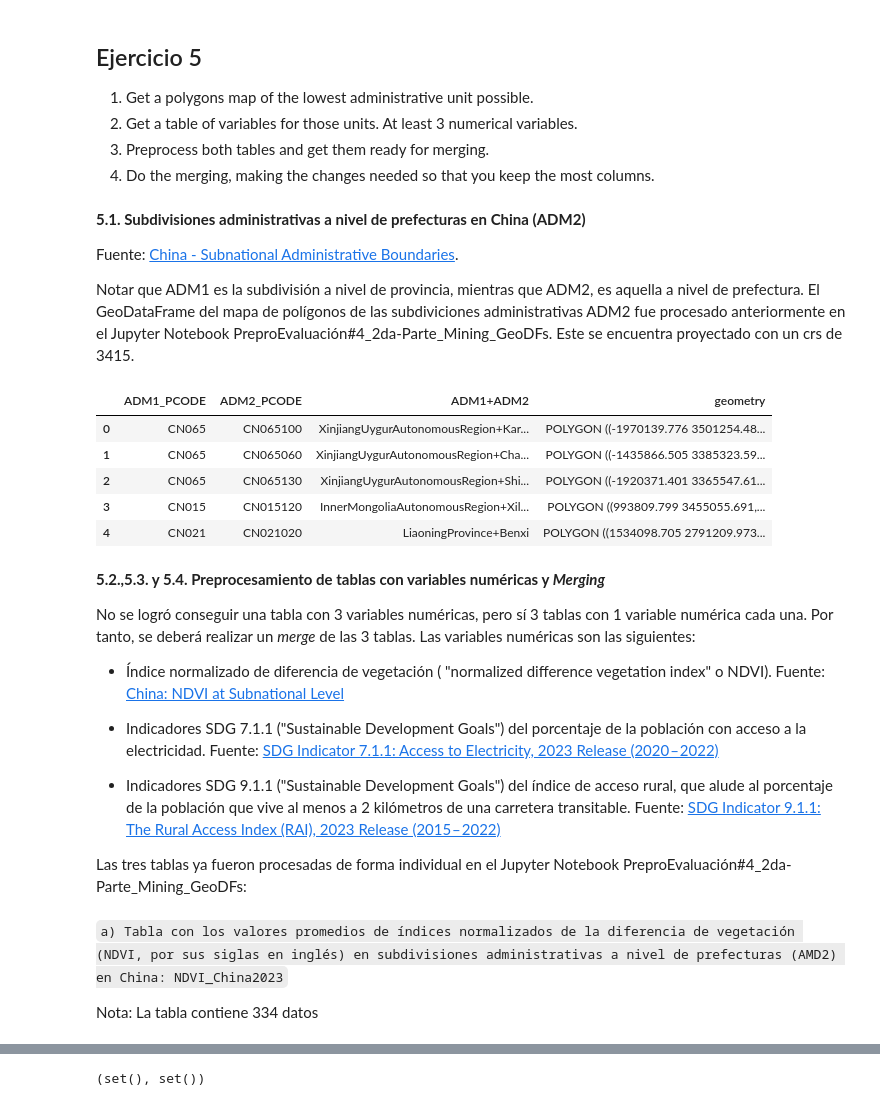
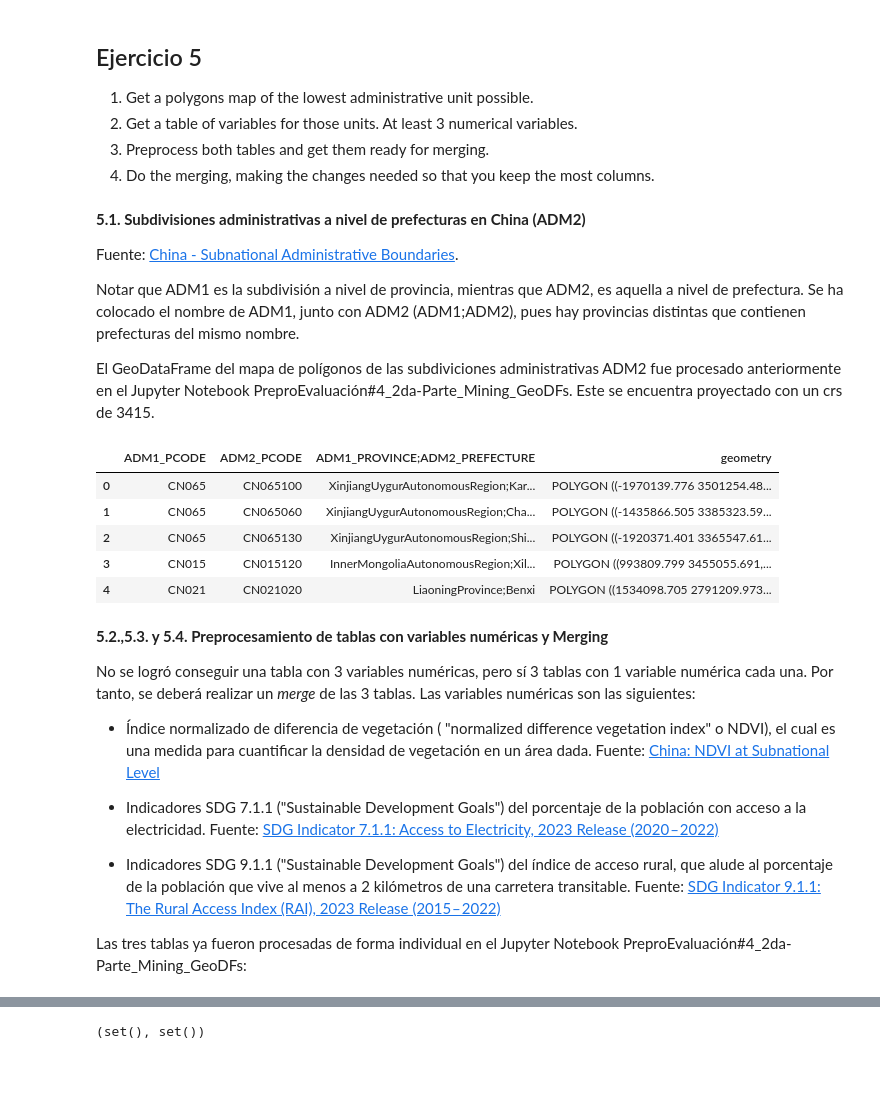
Before and after one commit to Ciencia-de-datos-espaciales-2023-2/Evaluacion4_2da-Parte_Mining_GeoDFs, a Jupyter notebook: Evaluación#4_2da-Parte_Mining_GeoDFs.ipynb, the cells around one changed output, grey strips where cells are left out. Drawn from its saved outputs; the diff is of its cells as text; code cells hidden in the pictures; blank space fills up the shorter version.

Commit message:
Subir evaluación

```diff
--- a/Evaluación#4_2da-Parte_Mining_GeoDFs.ipynb
+++ b/Evaluación#4_2da-Parte_Mining_GeoDFs.ipynb
@@ -14,33 +14,31 @@ Los ejercicios 5, 6, 7, 8 y 9 de esta parte deben leer su data de links en Githu
 
 Fuente: [China - Subnational Administrative Boundaries](https://data.humdata.org/dataset/cod-ab-chn).
 
-Notar que ADM1 es la subdivisión a nivel de provincia, mientras que ADM2, es aquella a nivel de prefectura. El GeoDataFrame del mapa de polígonos de las subdiviciones administrativas ADM2 fue procesado anteriormente en el Jupyter Notebook PreproEvaluación#4_2da-Parte_Mining_GeoDFs. Este se encuentra proyectado con un crs de 3415.
+Notar que ADM1 es la subdivisión a nivel de provincia, mientras que ADM2, es aquella a nivel de prefectura. Se ha colocado el nombre de ADM1, junto con ADM2 (ADM1;ADM2), pues hay provincias distintas que contienen prefecturas del mismo nombre.
+
+El GeoDataFrame del mapa de polígonos de las subdiviciones administrativas ADM2 fue procesado anteriormente en el Jupyter Notebook PreproEvaluación#4_2da-Parte_Mining_GeoDFs. Este se encuentra proyectado con un crs de 3415.
 # %%
 import geopandas as gpd
 
-China3415_maps = "https://github.com/Ciencia-de-datos-espaciales-2023-2/Evaluacion4_2da-Parte_Mining_GeoDFs/raw/main/maps/China3415_maps/China3415_GeoMap.gpkg"
+China3415_maps = "https://github.com/Ciencia-de-datos-espaciales-2023-2/Evaluacion4_2da-Parte_Mining_GeoDFs/raw/main/maps/China3415_map/China3415_GeoMap.gpkg"
 China_ADM2 = gpd.read_file(China3415_maps,layer="PrefectureLevel_ADM2")
 China_ADM2.head()
 # %% [output]
-|  | ADM1_PCODE | ADM2_PCODE | ADM1+ADM2 | geometry |
-| 0 | CN065 | CN065100 | XinjiangUygurAutonomousRegion+Kar... | POLYGON ((-1970139.776 3501254.48... |
-| 1 | CN065 | CN065060 | XinjiangUygurAutonomousRegion+Cha... | POLYGON ((-1435866.505 3385323.59... |
-| 2 | CN065 | CN065130 | XinjiangUygurAutonomousRegion+Shi... | POLYGON ((-1920371.401 3365547.61... |
-| 3 | CN015 | CN015120 | InnerMongoliaAutonomousRegion+Xil... | POLYGON ((993809.799 3455055.691,... |
-| 4 | CN021 | CN021020 | LiaoningProvince+Benxi | POLYGON ((1534098.705 2791209.973... |
+|  | ADM1_PCODE | ADM2_PCODE | ADM1_PROVINCE;ADM2_PREFECTURE | geometry |
+| 0 | CN065 | CN065100 | XinjiangUygurAutonomousRegion;Kar... | POLYGON ((-1970139.776 3501254.48... |
+| 1 | CN065 | CN065060 | XinjiangUygurAutonomousRegion;Cha... | POLYGON ((-1435866.505 3385323.59... |
+| 2 | CN065 | CN065130 | XinjiangUygurAutonomousRegion;Shi... | POLYGON ((-1920371.401 3365547.61... |
+| 3 | CN015 | CN015120 | InnerMongoliaAutonomousRegion;Xil... | POLYGON ((993809.799 3455055.691,... |
+| 4 | CN021 | CN021020 | LiaoningProvince;Benxi | POLYGON ((1534098.705 2791209.973... |
 # %% [markdown]
-**5.2.,5.3. y 5.4. Preprocesamiento de tablas con variables numéricas y *Merging***
+**5.2.,5.3. y 5.4. Preprocesamiento de tablas con variables numéricas y Merging**
 
 No se logró conseguir una tabla con 3 variables numéricas, pero sí 3 tablas con 1 variable numérica cada una. Por tanto, se deberá realizar un *merge* de las 3 tablas. Las variables numéricas son las siguientes:
 
-- Índice normalizado de diferencia de vegetación ( "normalized difference vegetation index" o NDVI). Fuente: [China: NDVI at Subnational Level](https://data.humdata.org/dataset/chn-ndvi-subnational)
+- Índice normalizado de diferencia de vegetación ( "normalized difference vegetation index" o NDVI), el cual es una medida para cuantificar la densidad de vegetación en un área dada. Fuente: [China: NDVI at Subnational Level](https://data.humdata.org/dataset/chn-ndvi-subnational)
 
 - Indicadores SDG 7.1.1 ("Sustainable Development Goals") del porcentaje de la población con acceso a la electricidad. Fuente: [SDG Indicator 7.1.1: Access to Electricity, 2023 Release (2020 – 2022)](https://sedac.ciesin.columbia.edu/data/set/sdgi-7-1-1-access-electricity-2023)
 
 - Indicadores SDG 9.1.1 ("Sustainable Development Goals") del índice de acceso rural, que alude al porcentaje de la población que vive al menos a 2 kilómetros de una carretera transitable. Fuente: [SDG Indicator 9.1.1: The Rural Access Index (RAI), 2023 Release (2015 – 2022)](https://sedac.ciesin.columbia.edu/data/set/sdgi-9-1-1-rai-2023)
 
 Las tres tablas ya fueron procesadas de forma individual en el Jupyter Notebook PreproEvaluación#4_2da-Parte_Mining_GeoDFs:
-# %% [markdown]
-`a) Tabla con los valores promedios de índices normalizados de la diferencia de vegetación (NDVI, por sus siglas en inglés) en subdivisiones administrativas a nivel de prefecturas (AMD2) en China: NDVI_China2023`
-
-Nota: La tabla contiene 334 datos
```
Also changed, not shown: parts of 98 cells of this notebook, 1 other file.
